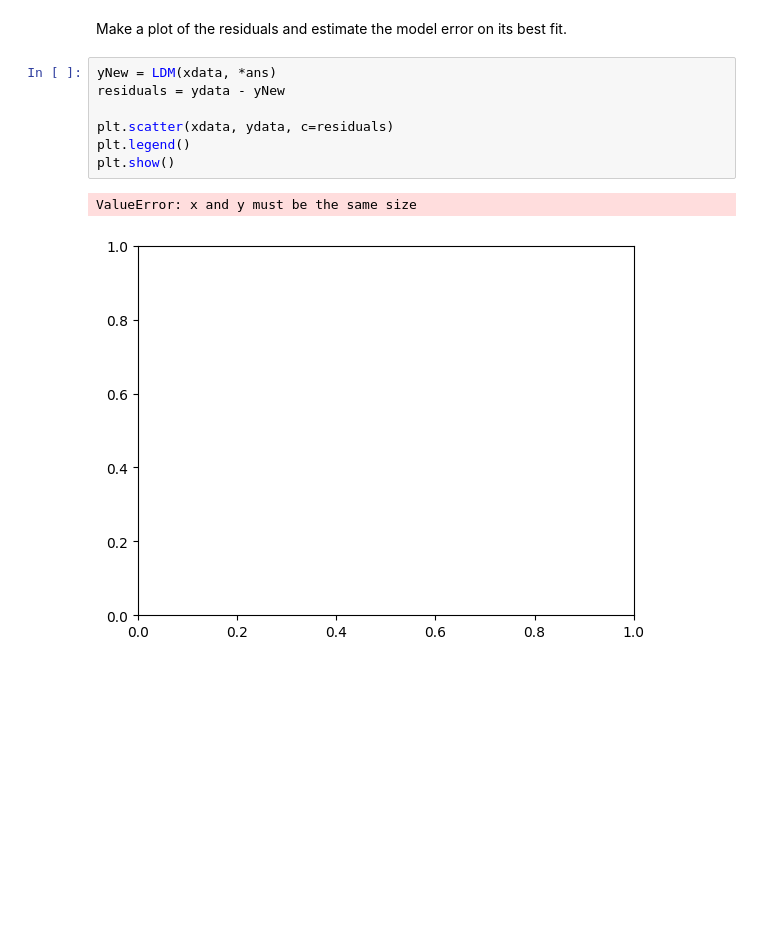
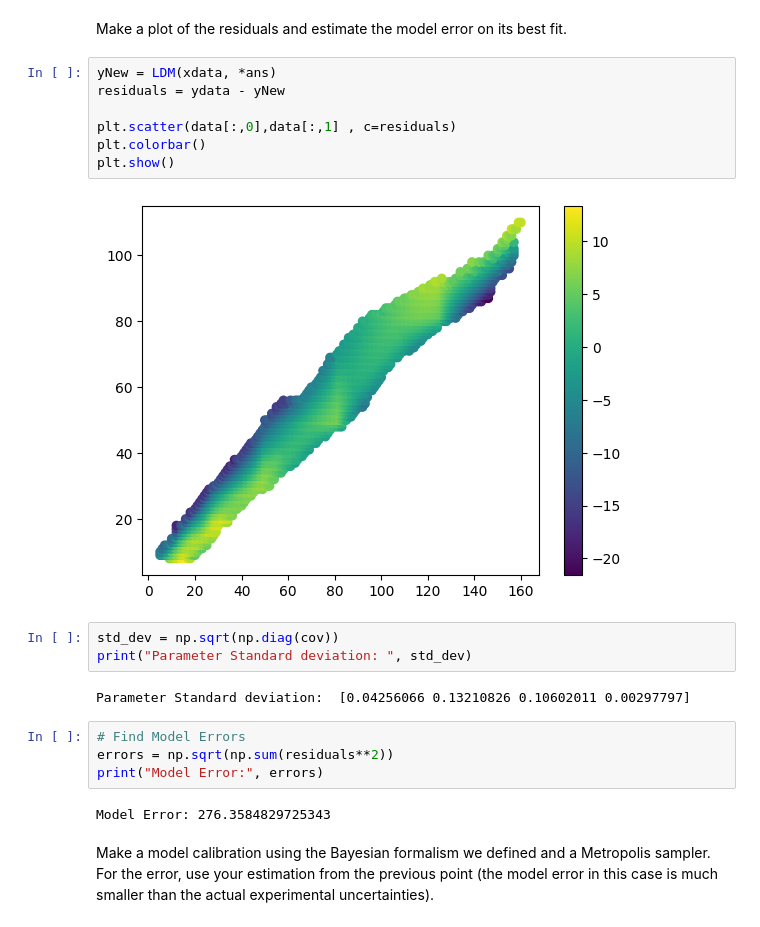
Before and after one commit to sudhanvalalit/2023-FRIB-TA-Summer-School, a Jupyter notebook: practical-bayes/Calibrating Liquid Drop Challenge.ipynb, the cells around one changed output. Cells and saved outputs as stored; diff of their text form; blank space fills up the shorter version.

```diff
--- a/practical-bayes/Calibrating Liquid Drop Challenge.ipynb
+++ b/practical-bayes/Calibrating Liquid Drop Challenge.ipynb
@@ -64,10 +64,22 @@ Make a plot of the residuals and estimate the model error on its best fit.
 # %%
 yNew = LDM(xdata, *ans)
 residuals = ydata - yNew
 
-plt.scatter(xdata, ydata, c=residuals)
-plt.legend()
+plt.scatter(data[:,0],data[:,1] , c=residuals)
+plt.colorbar()
 plt.show()
 # %% [output]
-ValueError: x and y must be the same size
-[figure, old version]
+[figure, new version]
+# %%
+std_dev = np.sqrt(np.diag(cov))
+print("Parameter Standard deviation: ", std_dev)
+# %% [output]
+Parameter Standard deviation:  [0.04256066 0.13210826 0.10602011 0.00297797]
+# %%
+# Find Model Errors
+errors = np.sqrt(np.sum(residuals**2))
+print("Model Error:", errors)
+# %% [output]
+Model Error: 276.3584829725343
+# %% [markdown]
+Make a model calibration using the Bayesian formalism we defined and a Metropolis sampler. For the error, use your estimation from the previous point (the model error in this case is much smaller than the actual experimental uncertainties).
```
Also changed, not shown: parts of 2 cells of this notebook.
